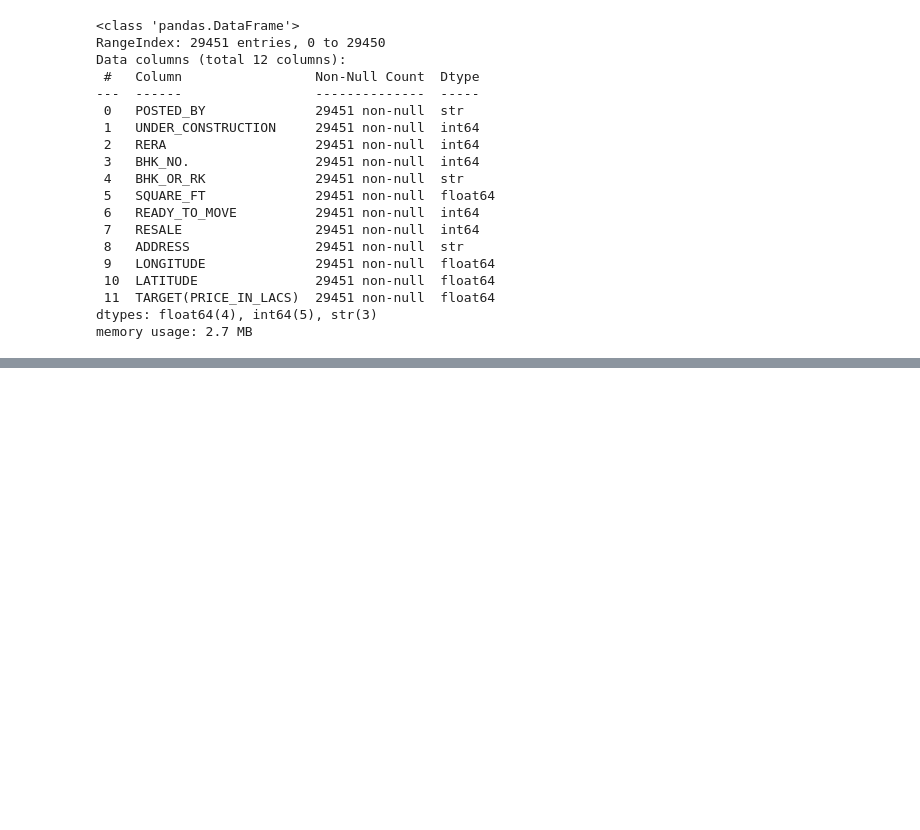
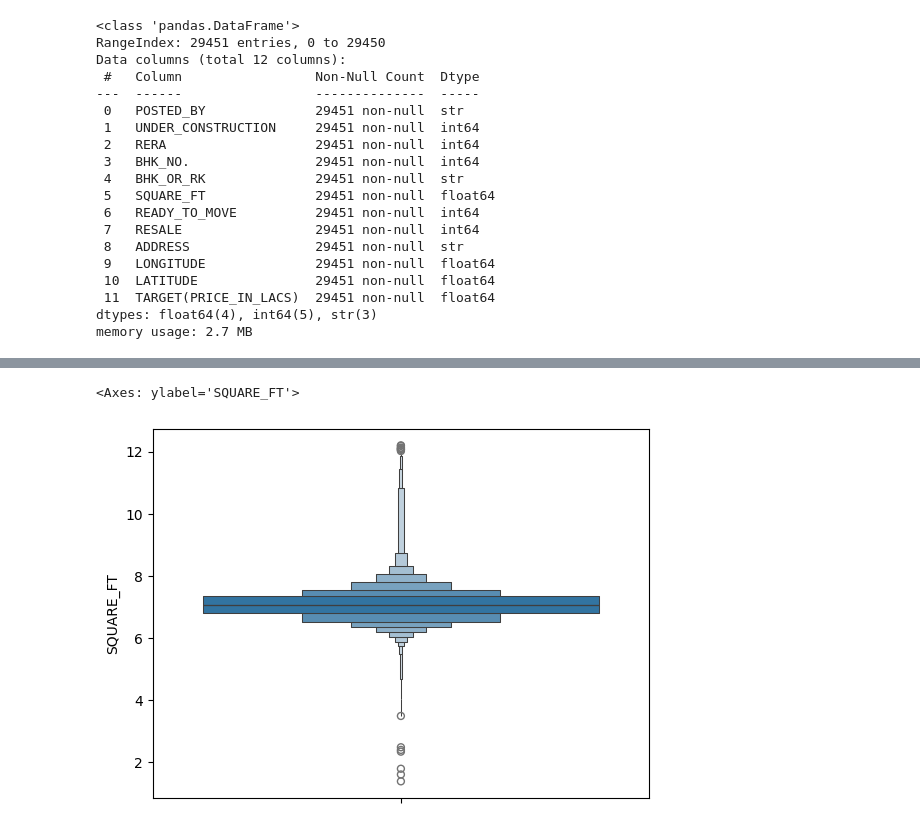
Before and after one commit to SoumalyaBhaduri/House-Price-Prediction, a Jupyter notebook: model_test/house_price_prediction.ipynb, the cells around one changed output, grey strips where cells are left out. Saved outputs shown, nothing was run; the diff lists cells and outputs as text; code cells hidden in the pictures; blank space fills up the shorter version.

```diff
--- a/model_test/house_price_prediction.ipynb
+++ b/model_test/house_price_prediction.ipynb
@@ -26,0 +62,5 @@ memory usage: 2.7 MB
+# %%
+sns.boxenplot(train['SQUARE_FT'])
+# %% [output]
+<Axes: ylabel='SQUARE_FT'>
+[figure, added]
```
Also changed, not shown: parts of 24 cells of this notebook, 2 other files.
